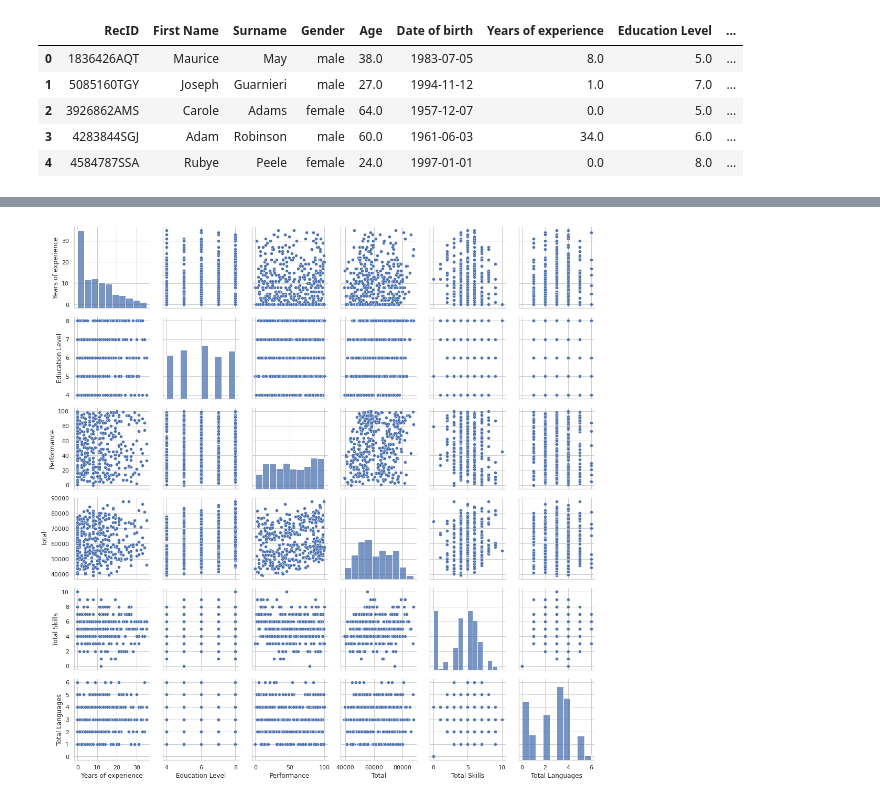
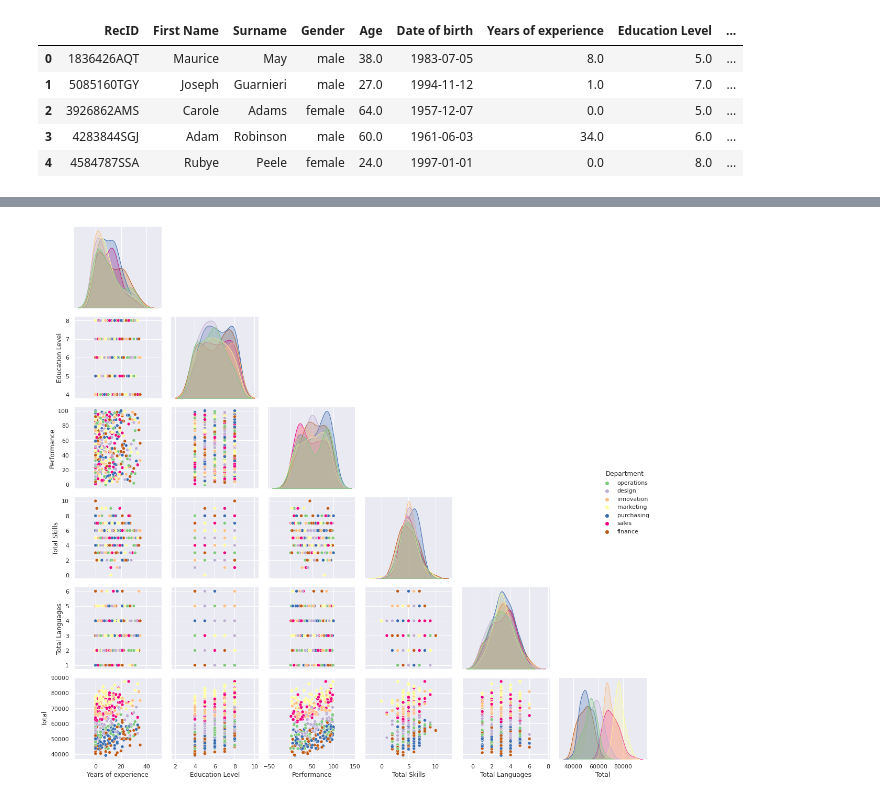
Before and after one commit to FHnt97/RUG_TOM_SIO, a Jupyter notebook: Assignment_A_4_2.ipynb, the cells around one changed output, grey strips where cells are left out. Drawn from its saved outputs; the diff is of its cells as text; code cells hidden in the pictures.

```diff
--- a/Assignment_A_4_2.ipynb
+++ b/Assignment_A_4_2.ipynb
@@ -199,12 +190,10 @@ Name: Performance, dtype: float64
 # %%
-%matplotlib inline
+# Proving H1 and 2 --> plot numerical attributes that might have a relationship with 'Total'
+# Proving H3 --> colour coordinate by department
+cols = ['Years of experience','Education Level', 'Department', 'Performance', 'Total Skills', 'Total Languages', 'Total']
 
-sns.set(style='whitegrid', context='notebook')
-cols = ['Years of experience','Education Level', 'Department','Performance','Total', 'Total Skills', 'Total Languages']
-
-sns.pairplot(df[cols], size=2.5);
+sns.set(context='notebook')
+sns.pairplot(df[cols], hue = 'Department', palette="Accent", corner=True, height=2.5)
 plt.tight_layout()
-# plt.savefig('./figures/scatter.png', dpi=300)
-plt.show()
 # %% [output]
-[figure, old version]
+[figure, new version]
```
Also changed, not shown: parts of 13 cells of this notebook.
